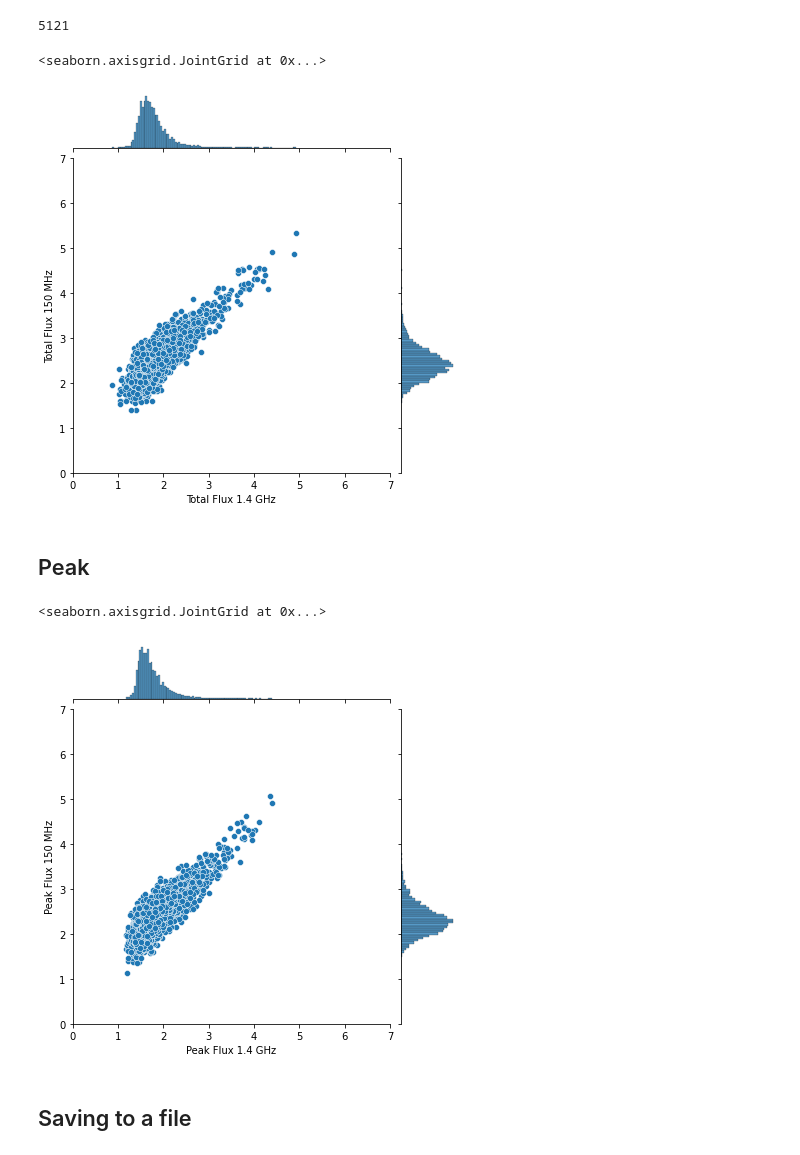
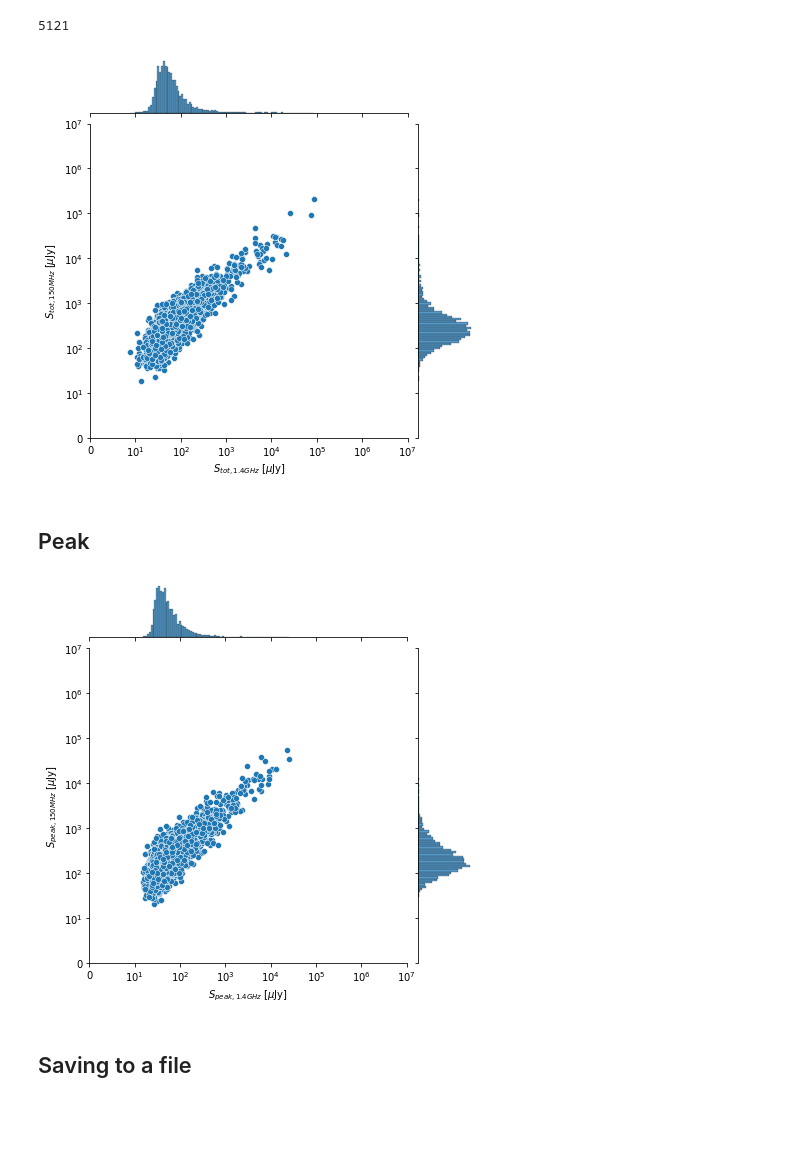
Before and after one commit to jespertjee/LOFAR_ML, a Jupyter notebook: General/MIGHTEE/Generate_radio.ipynb, the cells around one changed output. Cells and saved outputs as stored; diff of their text form; code cells hidden in the pictures; blank space fills up the shorter version.

```diff
--- a/General/MIGHTEE/Generate_radio.ipynb
+++ b/General/MIGHTEE/Generate_radio.ipynb
@@ -119,0 +199,29 @@ Text(0, 0.5, 'Total_flux')
+# %%
+import matplotlib.patches as mpatches
+from matplotlib import rcParams
+
+rcParams.update({'font.size': 20})
+
+ax = sns.jointplot(data=datalog, x='Stot', y='Total_flux', xlim=[0,7], ylim=[0,7], height=10)
+ax.set_axis_labels(r"$S_{tot, 1.4GHz} \; [\mu$Jy]", r"$S_{tot, 150MHz} \; [\mu$Jy]")
+ax.ax_joint.set_yticklabels(['0', r'$10^1$', r'$10^2$', r'$10^3$', r'$10^4$', r'$10^5$', r'$10^6$', r'$10^7$'])
+ax.ax_joint.set_xticklabels(['0', r'$10^1$', r'$10^2$', r'$10^3$', r'$10^4$', r'$10^5$', r'$10^6$', r'$10^7$'])
+
+# First Gaussian
+ax.x = samples1[:,0]
+ax.y = samples1[:,1]
+ax.plot_joint(sns.kdeplot, color="r", zorder=3, levels=5)
+
+# Second Gaussian
+ax.x = samples2[:,0]
+ax.y = samples2[:,1]
+ax.plot_joint(sns.kdeplot, color="g", zorder=3, levels=5)
+
+blue_patch = mpatches.Patch(color='#1f77b4', label='Original data')
+red_patch = mpatches.Patch(color='#d62728', label='Fitted gaussian 1')
+green_patch = mpatches.Patch(color='#ff7f0e', label='Fitted gaussian 2')
+plt.legend(loc='lower right', handles=[blue_patch, red_patch, green_patch], bbox_to_anchor=(-0.2, 0))
+
+plt.subplots_adjust(left=0.15)
+plt.savefig("1.4_vs_150_total_fitted.png")
+plt.show()
@@ -143,10 +253,13 @@ new_mu, new_cov = conditional(mus[::-1], cov.T, tot14)
 tot150 = np.random.normal(new_mu, new_cov**.5)
 # %%
 tot_comparison = pd.DataFrame(data=np.array([tot14, tot150]).T, columns=['Total Flux 1.4 GHz', 'Total Flux 150 MHz'])
-sns.jointplot(data=tot_comparison, x='Total Flux 1.4 GHz', y='Total Flux 150 MHz', xlim=[0,7], ylim=[0,7])
+ax = sns.jointplot(data=tot_comparison, x='Total Flux 1.4 GHz', y='Total Flux 150 MHz', xlim=[0,7], ylim=[0,7])
+ax.set_axis_labels(r"$S_{tot, 1.4GHz} \; [\mu$Jy]", r"$S_{tot, 150MHz} \; [\mu$Jy]")
+ax.ax_joint.set_yticklabels(['0', r'$10^1$', r'$10^2$', r'$10^3$', r'$10^4$', r'$10^5$', r'$10^6$', r'$10^7$'])
+ax.ax_joint.set_xticklabels(['0', r'$10^1$', r'$10^2$', r'$10^3$', r'$10^4$', r'$10^5$', r'$10^6$', r'$10^7$'])
+plt.savefig("1.4_vs_150_total_generated.pdf")
 # %% [output]
-<seaborn.axisgrid.JointGrid at 0x...>
-[figure, old version]
+[figure, new version]
 # %% [markdown]
 ## Peak
 # %%
@@ -161,11 +274,14 @@ new_mu, new_cov = conditional(mus[::-1], cov.T, peak14)
 # %%
 peak150 = np.random.normal(new_mu, new_cov**.5)
 # %%
-tot_comparison = pd.DataFrame(data=np.array([peak14, peak150]).T, columns=['Peak Flux 1.4 GHz', 'Peak Flux 150 MHz'])
-sns.jointplot(data=tot_comparison, x='Peak Flux 1.4 GHz', y='Peak Flux 150 MHz', xlim=[0,7], ylim=[0,7])
+peak_comparison = pd.DataFrame(data=np.array([peak14, peak150]).T, columns=['Peak Flux 1.4 GHz', 'Peak Flux 150 MHz'])
+ax = sns.jointplot(data=peak_comparison, x='Peak Flux 1.4 GHz', y='Peak Flux 150 MHz', xlim=[0,7], ylim=[0,7])
+ax.set_axis_labels(r"$S_{peak, 1.4GHz} \; [\mu$Jy]", r"$S_{peak, 150MHz} \; [\mu$Jy]")
+ax.ax_joint.set_yticklabels(['0', r'$10^1$', r'$10^2$', r'$10^3$', r'$10^4$', r'$10^5$', r'$10^6$', r'$10^7$'])
+ax.ax_joint.set_xticklabels(['0', r'$10^1$', r'$10^2$', r'$10^3$', r'$10^4$', r'$10^5$', r'$10^6$', r'$10^7$'])
+plt.savefig("1.4_vs_150_peak_generated.pdf")
 # %% [output]
-<seaborn.axisgrid.JointGrid at 0x...>
-[figure, old version]
+[figure, new version]
 # %% [markdown]
 ## Saving to a file
 # %%
```
Also changed, not shown: parts of 14 cells of this notebook, 54 other files.
